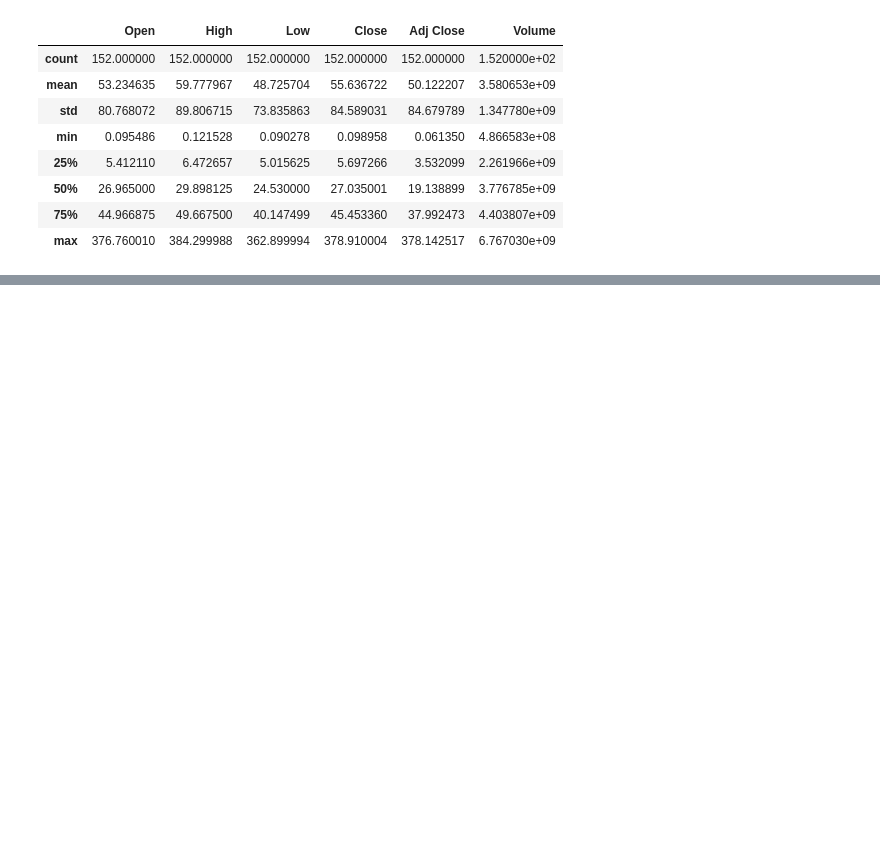
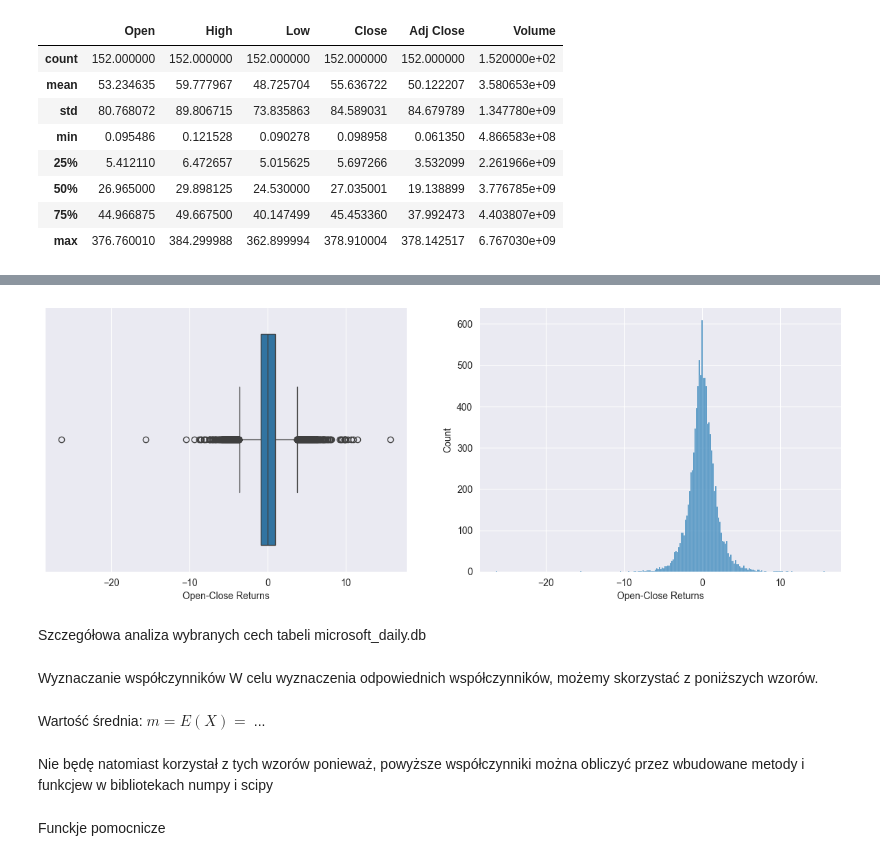
Before and after one commit to daredevilq/stock-market-analysis, a Jupyter notebook: market-analysis.ipynb, the cells around one changed output, grey strips where cells are left out. Drawn from its saved outputs; the diff is of its cells as text; code cells hidden in the pictures; blank space fills up the shorter version.

```diff
--- a/market-analysis.ipynb
+++ b/market-analysis.ipynb
@@ -272,0 +424,17 @@ df_microsoft_quarterly.describe()
+# %%
+draw_plots(df_microsoft_daily, "Open-Close Returns")
+# %% [output]
+[figure, added]
+# %% [markdown]
+Szczegółowa analiza wybranych cech tabeli microsoft_daily.db
+# %% [markdown]
+Wyznaczanie współczynników
+W celu wyznaczenia odpowiednich współczynników, możemy skorzystać z poniższych wzorów.
+# %% [markdown]
+Wartość średnia:
+$m = E(X) = $
+...
+# %% [markdown]
+Nie będę natomiast korzystał z tych wzorów ponieważ, powyższe współczynniki można obliczyć przez wbudowane metody i funkcjew w bibliotekach numpy i scipy
+# %% [markdown]
+Funckje pomocnicze
```
Also changed, not shown: parts of 47 cells of this notebook, 4 other files.
